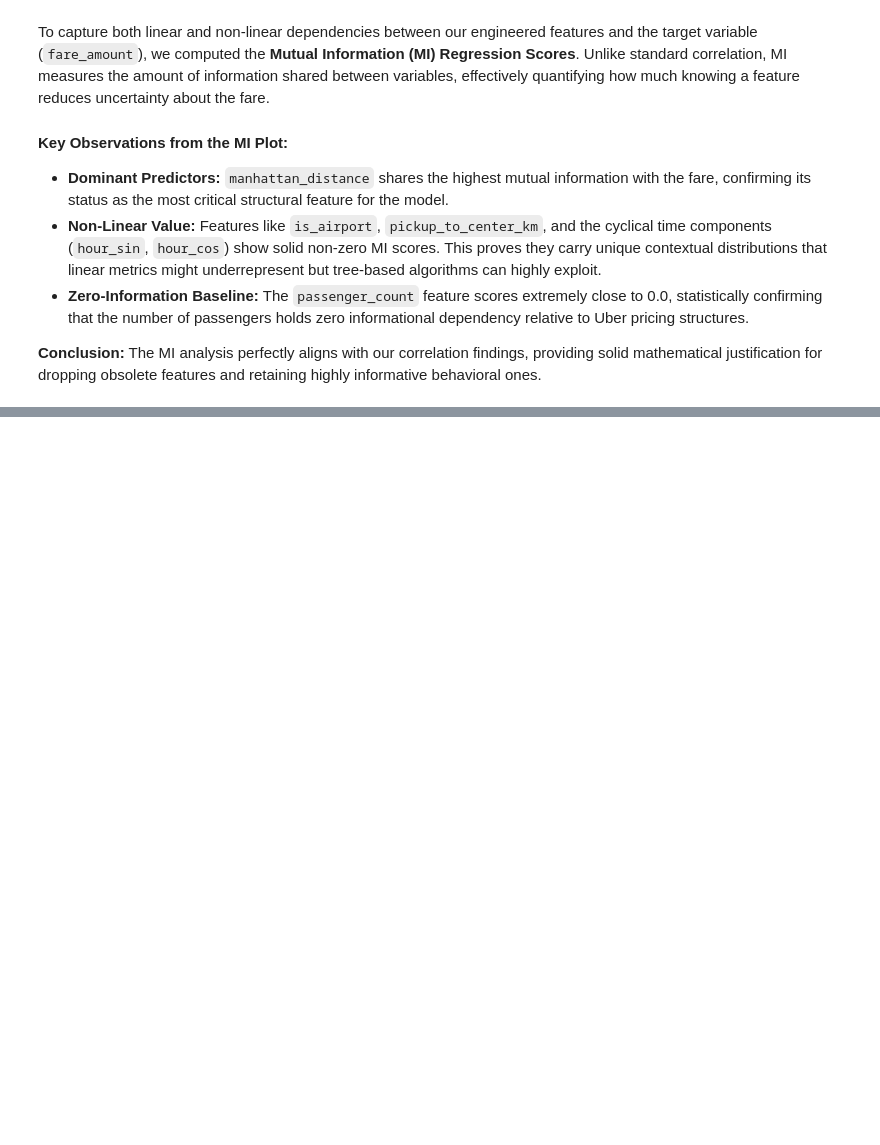
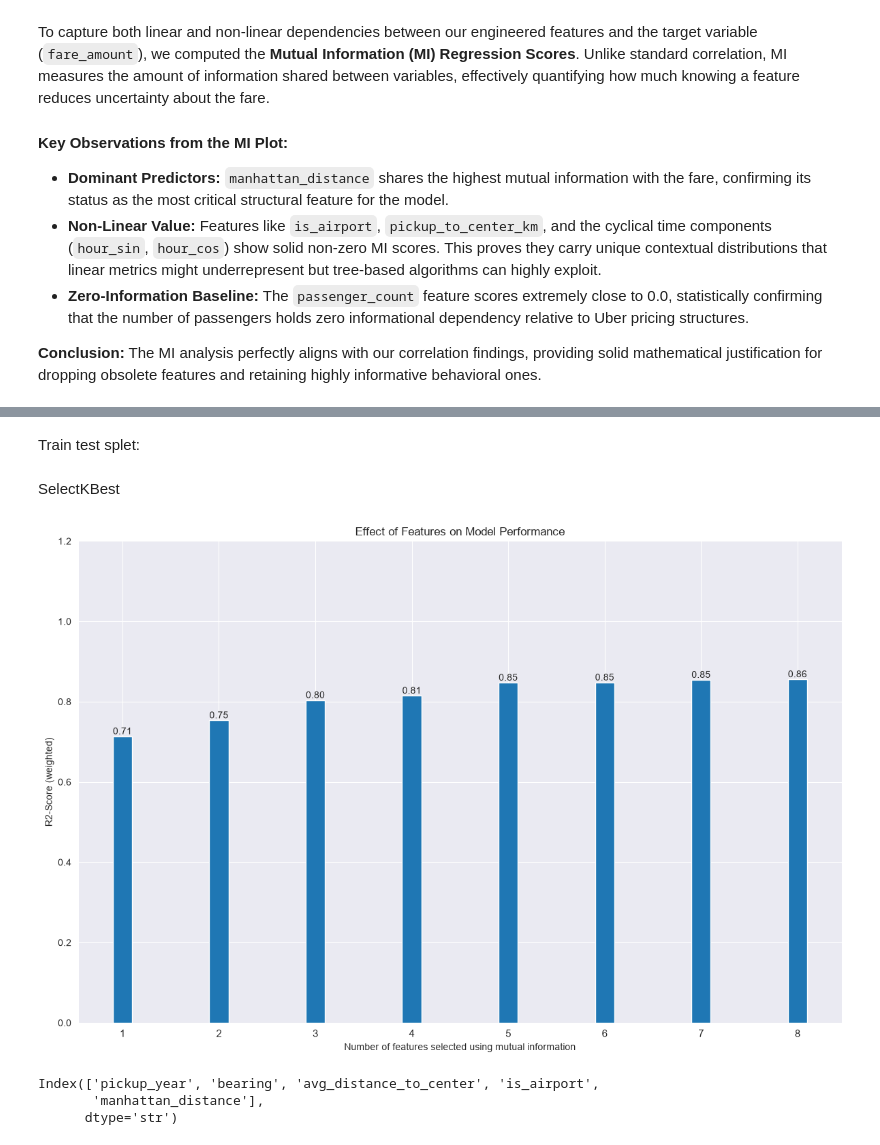
Before and after one commit to mariemmohie4-coder/Uber-Fare-Prediction-ML, a Jupyter notebook: notebooks/Feature_selection.ipynb, the cells around one changed output, grey strips where cells are left out. Drawn from its saved outputs; the diff is of its cells as text; code cells hidden in the pictures; blank space fills up the shorter version.

```diff
--- a/notebooks/Feature_selection.ipynb
+++ b/notebooks/Feature_selection.ipynb
@@ -128,0 +124,56 @@ To capture both linear and non-linear dependencies between our engineered featur
+# %% [markdown]
+Train test splet:
+# %%
+from sklearn.model_selection import train_test_split
+
+X = df[['pickup_year', 'bearing', 'avg_distance_to_center', 'is_airport', 'hour_sin','hour_cos', 'manhattan_distance', 'displacement_ratio' ]]
+y = df['fare_amount']
+
+
+X_train, X_test, y_train, y_test = train_test_split(X,y , test_size=0.3, shuffle=True, random_state=42)
+# %%
+X_train_v1, X_test_v1, y_train_v1, y_test_v1 = X_train.copy(), X_test.copy(), y_train.copy(), y_test.copy()
+# %% [markdown]
+SelectKBest
+# %%
+r2_scores = []
+for k in range(1,X_train_v1.shape[1]+1):
+    selector = SelectKBest(mutual_info_regression, k=k)
+    X_train_sel = selector.fit_transform(X_train, y_train)
+    X_test_sel = selector.transform(X_test)
+    model = RandomForestRegressor(random_state=42, n_jobs=2)
+    model.fit(X_train_sel, y_train_v1)
+    preds = model.predict(X_test_sel)
+    r2_scores.append(r2_score(y_test_v1, preds))
+# %%
+fig, ax = plt.subplots(figsize = (12,8))
+
+x = np.arange(1, len(X.columns)+1)
+y = r2_scores
+
+ax.bar(x, y, width=0.2)
+ax.set_xlabel('Number of features selected using mutual information')
+ax.set_ylabel('R2-Score (weighted)')
+ax.set_title("Effect of Features on Model Performance")
+
+ax.set_ylim(0, 1.2)
+
+ax.set_xticks(x)
+ax.set_xticklabels(x, fontsize=11)
+
+for i, v in enumerate(y):
+    ax.text(i+1, v, f"{v:.2f}", ha='center', va='bottom')
+
+plt.tight_layout()
+plt.show()
+# %% [output]
+[figure, added]
+# %%
+selector = SelectKBest(score_func=mutual_info_regression, k=5)
+selector.fit(X_train_v1, y_train_v1)
+selected_features = X_train_v1.columns[selector.get_support()]
+print(selected_features)
+# %% [output]
+Index(['pickup_year', 'bearing', 'avg_distance_to_center', 'is_airport',
+       'manhattan_distance'],
+      dtype='str')
```
Also changed, not shown: parts of 21 cells of this notebook, 1 other file.
